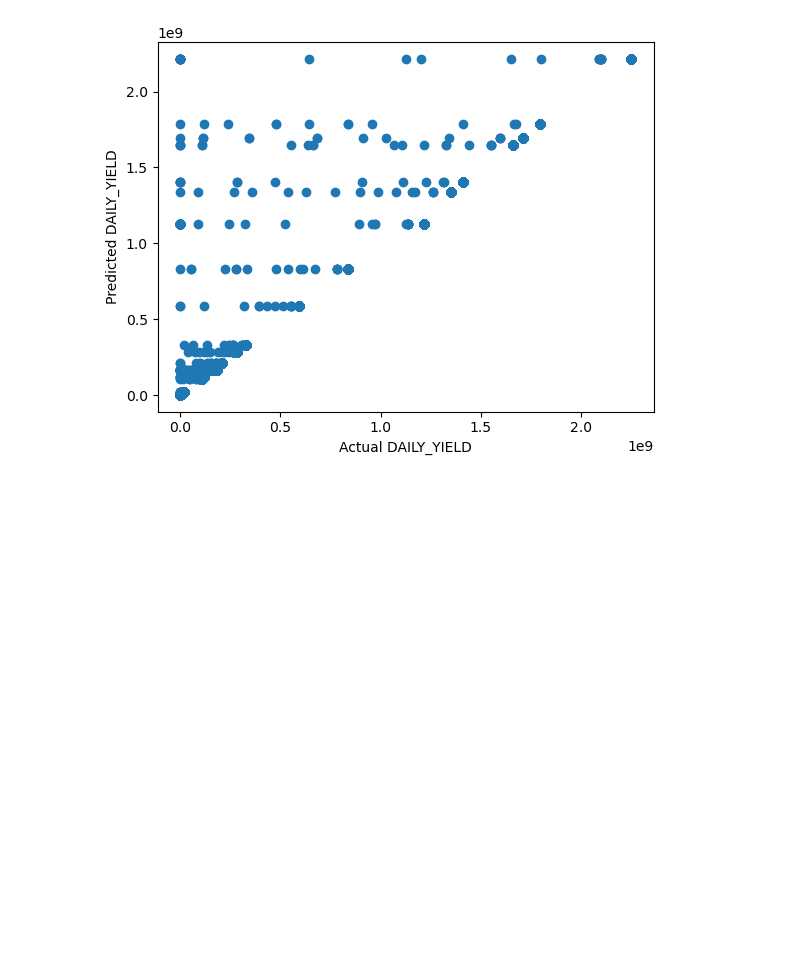
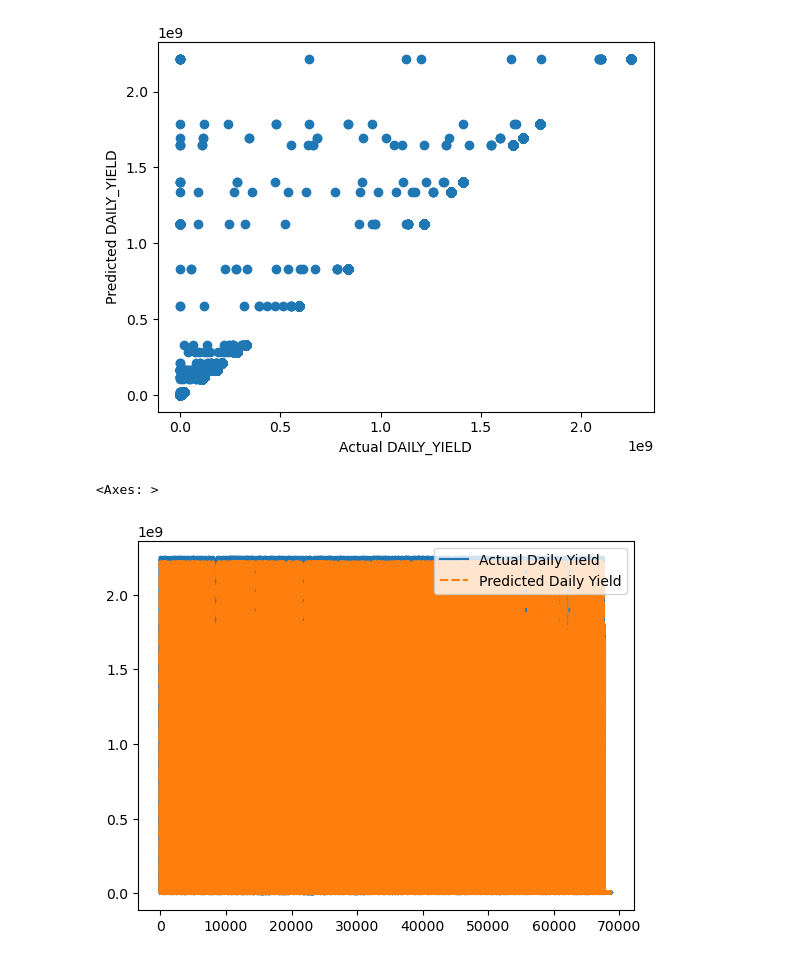
Before and after one commit to clovestad/-production_predictions, a Jupyter notebook: Production_predictions.ipynb, the cells around one changed output. Cells and saved outputs as stored; diff of their text form; code cells hidden in the pictures; blank space fills up the shorter version.

```diff
--- a/Production_predictions.ipynb
+++ b/Production_predictions.ipynb
@@ -81,3 +87,9 @@ plt.ylabel("Predicted DAILY_YIELD")
 plt.show()
 # %% [output]
 [figure]
+# %%
+pred= pd.DataFrame({'Actual Daily Yield': y_test,'Predicted Daily Yield':y_pred})
+sns.lineplot(data=pred, palette="tab10", linewidth=2.5)
+# %% [output]
+<Axes: >
+[figure, added]
```
Also changed, not shown: parts of 1 cell of this notebook.
